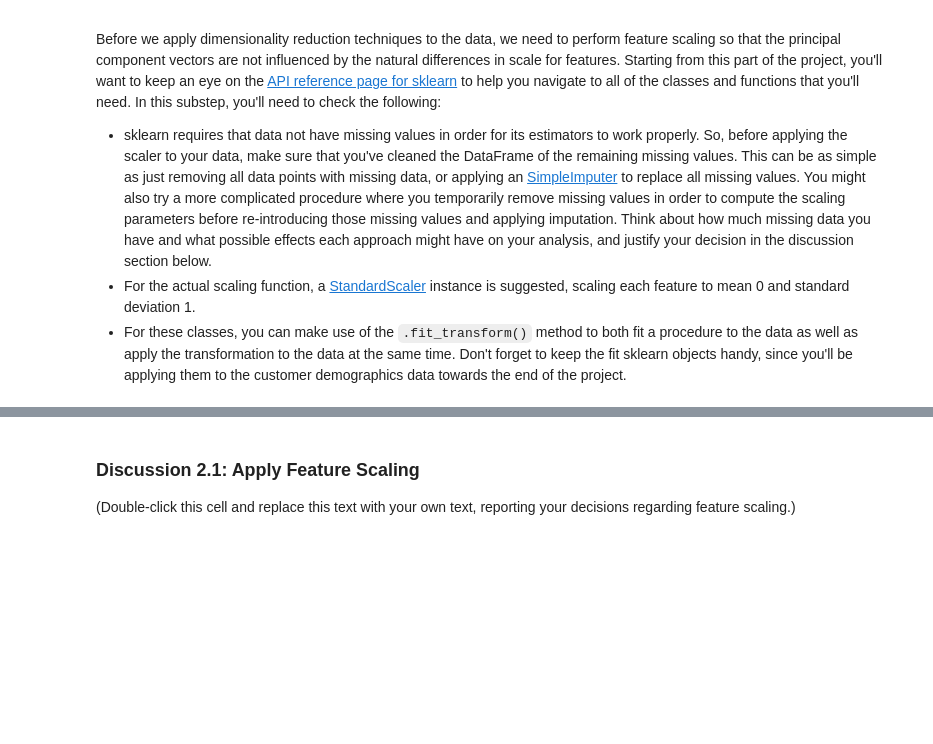
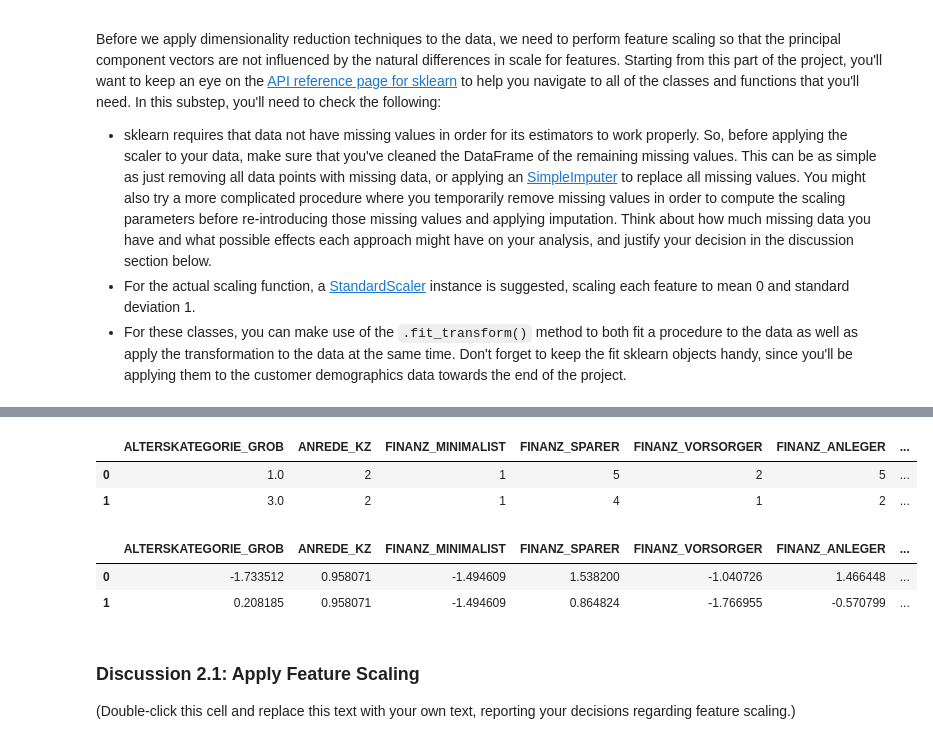
Before and after one commit to darinjswilliams/CustomerSegmentsArvato, a Jupyter notebook: Identify_Customer_Segments.ipynb, the cells around one changed output, grey strips where cells are left out. Saved outputs shown, nothing was run; the diff lists cells and outputs as text; code cells hidden in the pictures; blank space fills up the shorter version.

```diff
--- a/Identify_Customer_Segments.ipynb
+++ b/Identify_Customer_Segments.ipynb
@@ -38,7 +42,7 @@ pd.options.display.max_columns = None
 semi = ';'
 
 # Load in the general demographics data.
-azdias_demogrh_df = pd.read_csv('Udacity_AZDIAS_Subset.csv', sep=semi, na_values=['NaN', '[]'] )
+azdias_demogrh_df = pd.read_csv('Udacity_AZDIAS_Subset.csv', sep=semi)
 copy_of_azdias_demogrh_df = azdias_demogrh_df.copy()
 
 # Load in the feature summary file.
@@ -1116,3 +1152,20 @@ Before we apply dimensionality reduction techniques to the data, we need to perf
+# %%
+#convert back to panda data frame
+imputed_rows_df = pd.DataFrame(imputed_rows, columns=rows_lt_20_subset.columns)
+imputed_rows_df.head(2)
+# %% [output]
+|  | ALTERSKATEGORIE_GROB | ANREDE_KZ | FINANZ_MINIMALIST | FINANZ_SPARER | FINANZ_VORSORGER | FINANZ_ANLEGER | ... |
+| 0 | 1.0 | 2 | 1 | 5 | 2 | 5 | ... |
+| 1 | 3.0 | 2 | 1 | 4 | 1 | 2 | ... |
+# %%
+from sklearn.preprocessing import StandardScaler
+scaler = StandardScaler()
+rows_lt_20_subset = pd.DataFrame(scaler.fit_transform(imputed_rows_df), columns=imputed_rows_df.columns)
+rows_lt_20_subset.head(2)
+# %% [output]
+|  | ALTERSKATEGORIE_GROB | ANREDE_KZ | FINANZ_MINIMALIST | FINANZ_SPARER | FINANZ_VORSORGER | FINANZ_ANLEGER | ... |
+| 0 | -1.733512 | 0.958071 | -1.494609 | 1.538200 | -1.040726 | 1.466448 | ... |
+| 1 | 0.208185 | 0.958071 | -1.494609 | 0.864824 | -1.766955 | -0.570799 | ... |
 # %% [markdown]
 ### Discussion 2.1: Apply Feature Scaling
 
```
Also changed, not shown: parts of 26 cells of this notebook, 2 other files.
